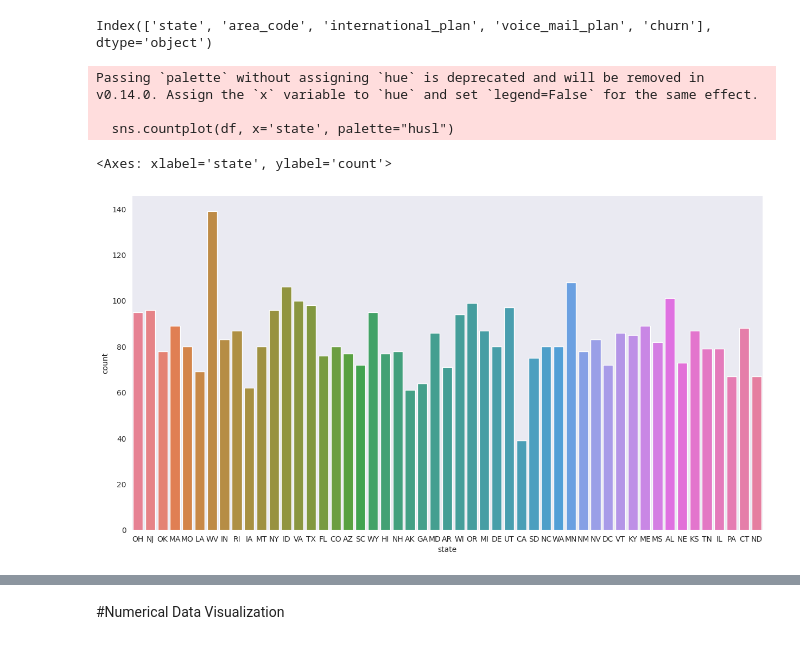
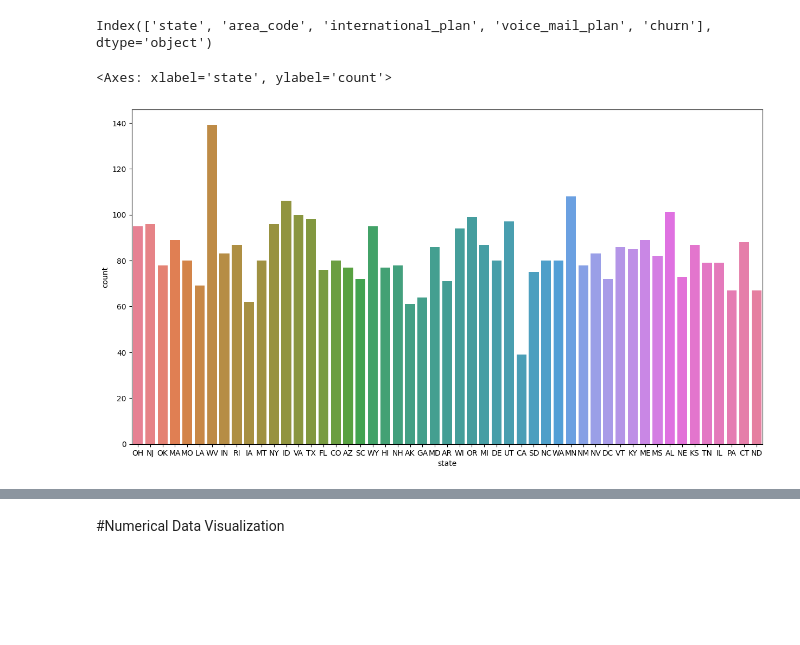
Before and after one commit to Afsoon-Ghazanfari/Customer_Churn_Prediction, a Jupyter notebook: Customer_Churn_Prediction.ipynb, the cells around one changed output, grey strips where cells are left out. Saved outputs shown, nothing was run; the diff lists cells and outputs as text; code cells hidden in the pictures; blank space fills up the shorter version.

```diff
--- a/Customer_Churn_Prediction.ipynb
+++ b/Customer_Churn_Prediction.ipynb
@@ -154,13 +148,10 @@ non_numeric_columns
 Index(['state', 'area_code', 'international_plan', 'voice_mail_plan', 'churn'], dtype='object')
 # %%
 plt.figure(figsize= (15,8))
-sns.countplot(df, x='state', palette="husl")
+sns.countplot(df, x='state', hue='state', palette="husl")
 # %% [output]
-Passing `palette` without assigning `hue` is deprecated and will be removed in v0.14.0. Assign the `x` variable to `hue` and set `legend=False` for the same effect.
-
-  sns.countplot(df, x='state', palette="husl")
+<Axes: xlabel='state', ylabel='count'>
-<Axes: xlabel='state', ylabel='count'>
-[figure, old version]
+[figure, new version]
 # %%
 # Function to annotate percentages on the bars
 def annotate_percentages(ax):
```
Also changed, not shown: parts of 24 cells of this notebook.
